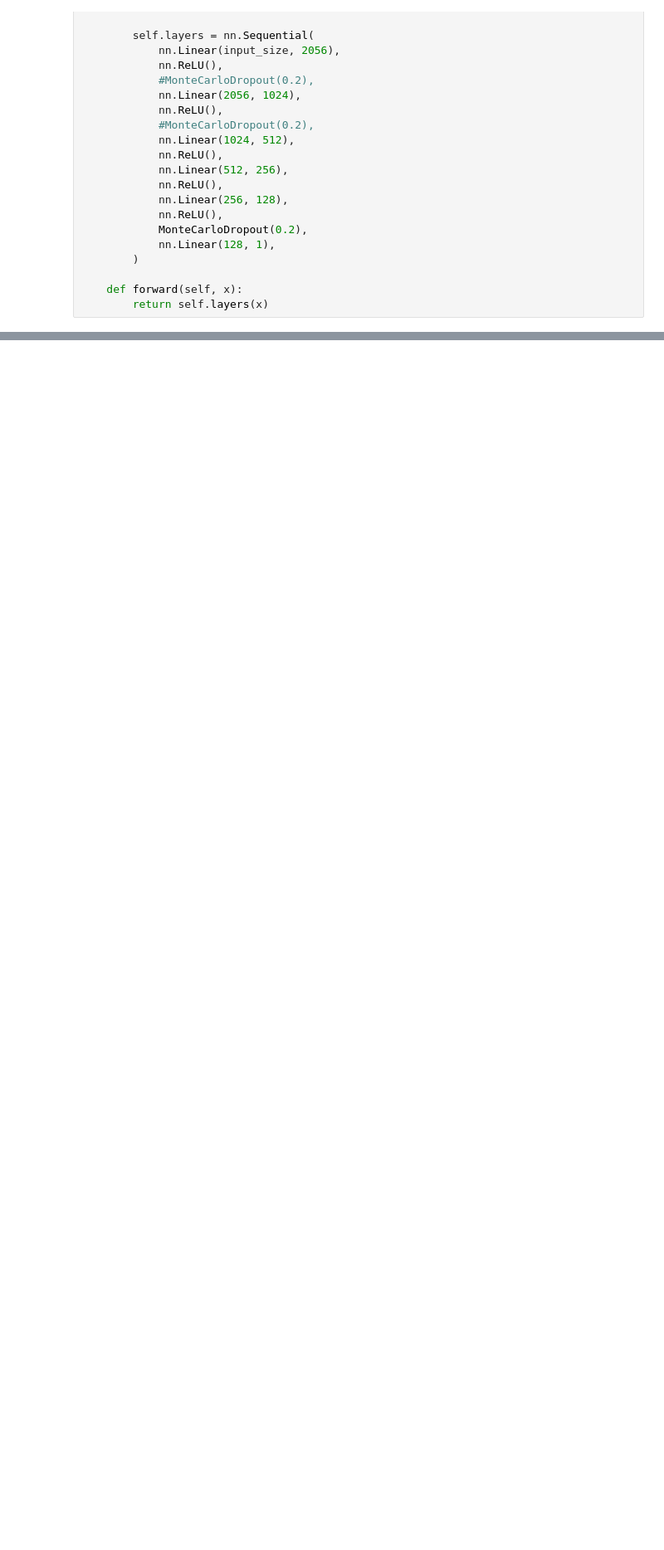
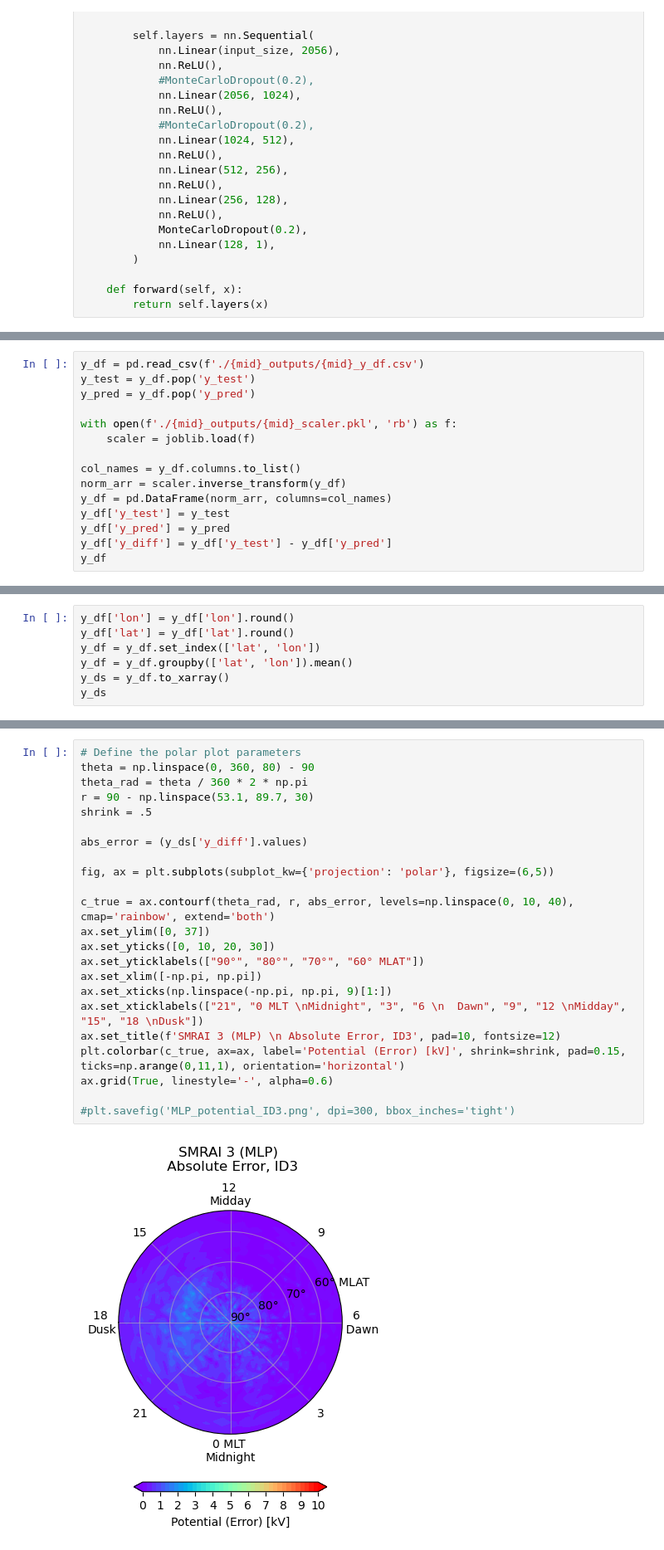
Before and after one commit to reddy-sachin/REPPU-ESN2, a Jupyter notebook: MLP/mlp_analysis.ipynb, the cells around one changed output, grey strips where cells are left out. Shown at 83% size. Cells and saved outputs as stored; diff of their text form; blank space fills up the shorter version.

```diff
--- a/MLP/mlp_analysis.ipynb
+++ b/MLP/mlp_analysis.ipynb
@@ -44,0 +68,15 @@ class MLP(nn.Module):
+# %%
+y_df = pd.read_csv(f'./{mid}_outputs/{mid}_y_df.csv')
+y_test = y_df.pop('y_test')
+y_pred = y_df.pop('y_pred')
+
+with open(f'./{mid}_outputs/{mid}_scaler.pkl', 'rb') as f:
+    scaler = joblib.load(f)
+
+col_names = y_df.columns.to_list()
+norm_arr = scaler.inverse_transform(y_df)
+y_df = pd.DataFrame(norm_arr, columns=col_names)
+y_df['y_test'] = y_test
+y_df['y_pred'] = y_pred
+y_df['y_diff'] = y_df['y_test'] - y_df['y_pred']
+y_df
@@ -44,0 +97,7 @@ class MLP(nn.Module):
+# %%
+y_df['lon'] = y_df['lon'].round()
+y_df['lat'] = y_df['lat'].round()
+y_df = y_df.set_index(['lat', 'lon'])
+y_df = y_df.groupby(['lat', 'lon']).mean()
+y_ds = y_df.to_xarray()
+y_ds
@@ -44,0 +124,25 @@ class MLP(nn.Module):
+# %%
+# Define the polar plot parameters
+theta = np.linspace(0, 360, 80) - 90
+theta_rad = theta / 360 * 2 * np.pi
+r = 90 - np.linspace(53.1, 89.7, 30)
+shrink = .5
+
+abs_error = (y_ds['y_diff'].values)
+
+fig, ax = plt.subplots(subplot_kw={'projection': 'polar'}, figsize=(6,5))
+
+c_true = ax.contourf(theta_rad, r, abs_error, levels=np.linspace(0, 10, 40), cmap='rainbow', extend='both')
+ax.set_ylim([0, 37])
+ax.set_yticks([0, 10, 20, 30])
+ax.set_yticklabels(["90°", "80°", "70°", "60° MLAT"])
+ax.set_xlim([-np.pi, np.pi])
+ax.set_xticks(np.linspace(-np.pi, np.pi, 9)[1:])
+ax.set_xticklabels(["21", "0 MLT \nMidnight", "3", "6 \n  Dawn", "9", "12 \nMidday", "15", "18 \nDusk"])
+ax.set_title(f'SMRAI 3 (MLP) \n Absolute Error, ID3', pad=10, fontsize=12)
+plt.colorbar(c_true, ax=ax, label='Potential (Error) [kV]', shrink=shrink, pad=0.15, ticks=np.arange(0,11,1), orientation='horizontal')
+ax.grid(True, linestyle='-', alpha=0.6)
+
+#plt.savefig('MLP_potential_ID3.png', dpi=300, bbox_inches='tight')
+# %% [output]
+[figure, added]
```
Also changed, not shown: parts of 4 cells of this notebook, 3 other files.
